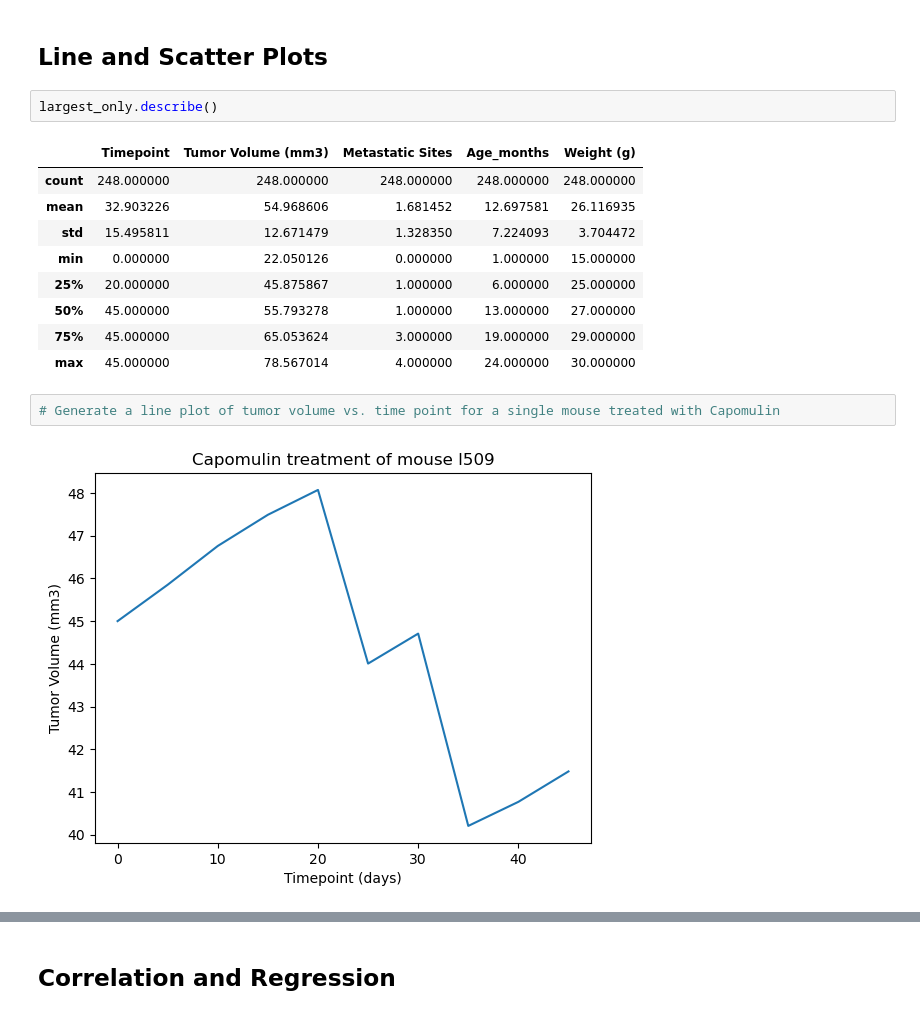
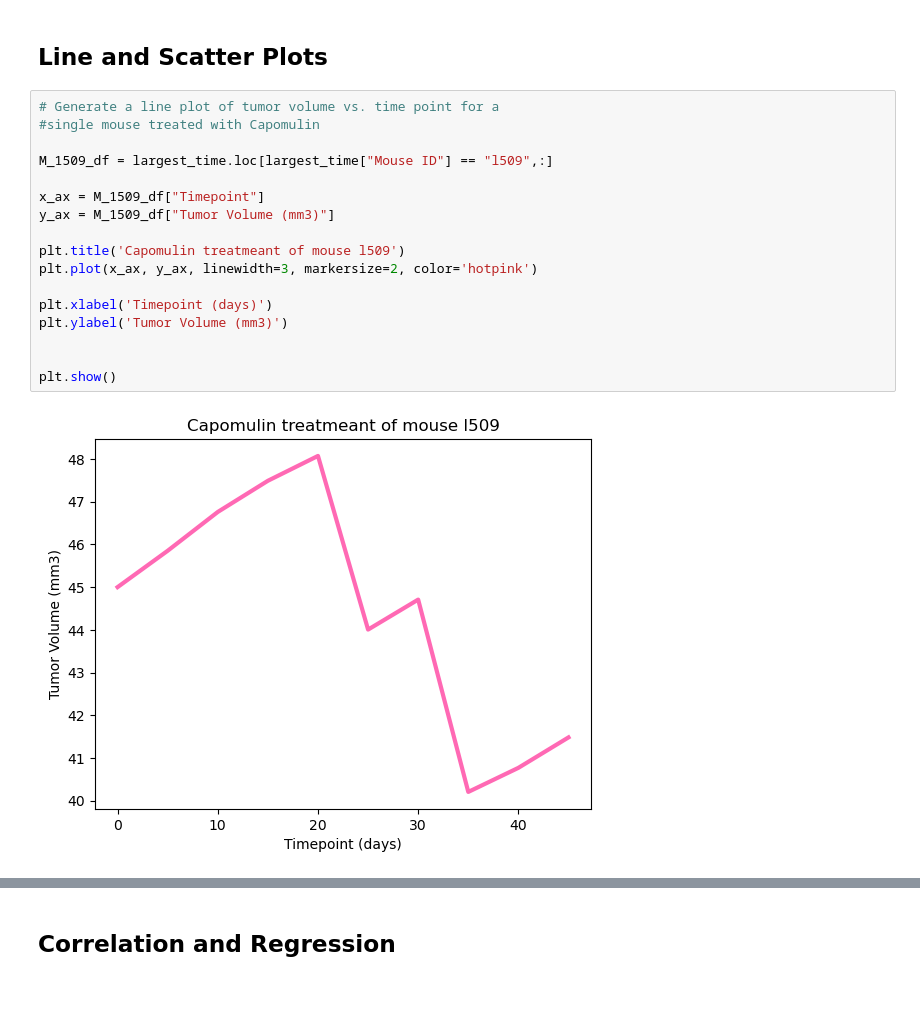
Before and after one commit to ModestGenu/Pymaceuticals-challenge, a Jupyter notebook: challenge 5/Pymaceuticals/pymaceuticals_starter.ipynb, the cells around one changed output, grey strips where cells are left out. Cells and saved outputs as stored; diff of their text form.

```diff
--- a/challenge 5/Pymaceuticals/pymaceuticals_starter.ipynb
+++ b/challenge 5/Pymaceuticals/pymaceuticals_starter.ipynb
@@ -351,19 +282,22 @@ ValueError: setting an array element with a sequence. The requested array has an
 # %% [markdown]
 ## Line and Scatter Plots
-# %%
-largest_only.describe()
-# %% [output]
-|  | Timepoint | Tumor Volume (mm3) | Metastatic Sites | Age_months | Weight (g) |
-| count | 248.000000 | 248.000000 | 248.000000 | 248.000000 | 248.000000 |
-| mean | 32.903226 | 54.968606 | 1.681452 | 12.697581 | 26.116935 |
-| std | 15.495811 | 12.671479 | 1.328350 | 7.224093 | 3.704472 |
-| min | 0.000000 | 22.050126 | 0.000000 | 1.000000 | 15.000000 |
-| 25% | 20.000000 | 45.875867 | 1.000000 | 6.000000 | 25.000000 |
-| 50% | 45.000000 | 55.793278 | 1.000000 | 13.000000 | 27.000000 |
-| 75% | 45.000000 | 65.053624 | 3.000000 | 19.000000 | 29.000000 |
-| max | 45.000000 | 78.567014 | 4.000000 | 24.000000 | 30.000000 |
 # %%
-# Generate a line plot of tumor volume vs. time point for a single mouse treated with Capomulin
+# Generate a line plot of tumor volume vs. time point for a
+#single mouse treated with Capomulin
+
+M_1509_df = largest_time.loc[largest_time["Mouse ID"] == "l509",:]
+
+x_ax = M_1509_df["Timepoint"]
+y_ax = M_1509_df["Tumor Volume (mm3)"]
+
+plt.title('Capomulin treatmeant of mouse l509')
+plt.plot(x_ax, y_ax, linewidth=3, markersize=2, color='hotpink')
+
+plt.xlabel('Timepoint (days)')
+plt.ylabel('Tumor Volume (mm3)')
+
+
+plt.show()
 # %% [output]
-[figure, old version]
+[figure, new version]
 # %%
```
Also changed, not shown: parts of 10 cells of this notebook, 1 other file.
